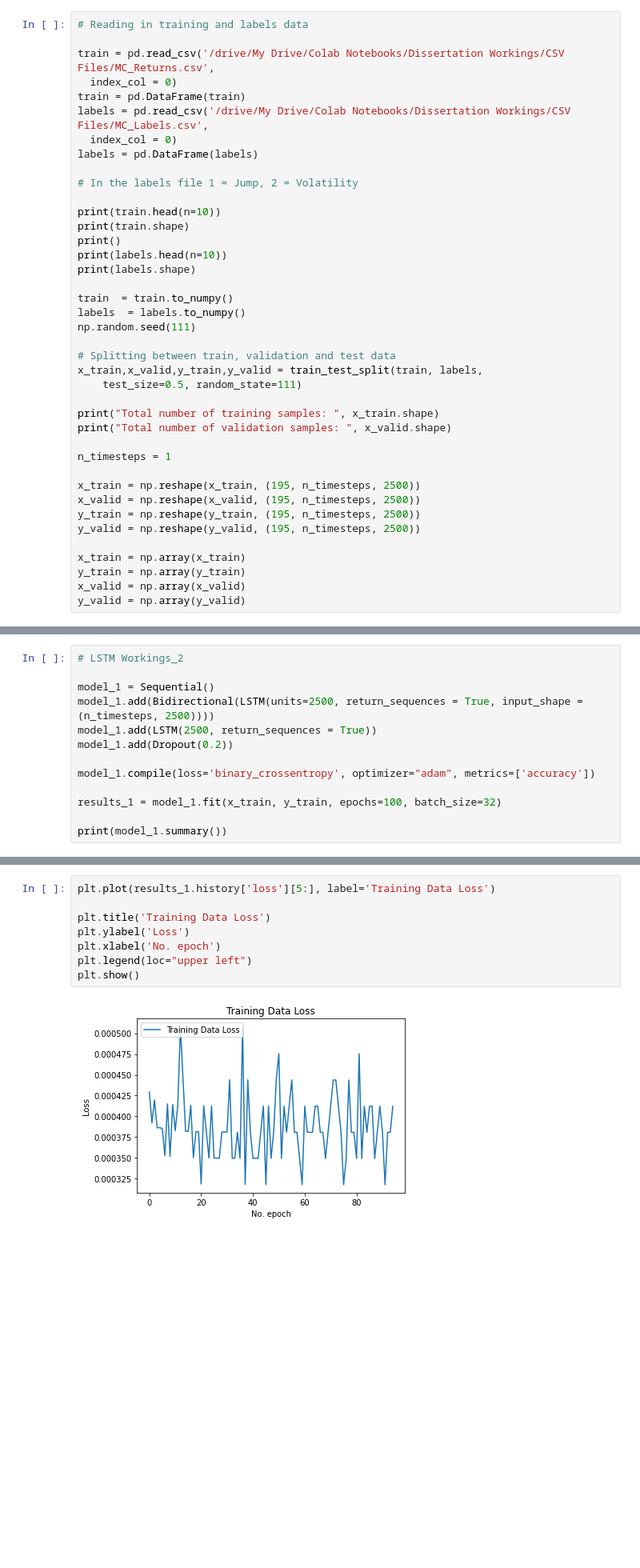
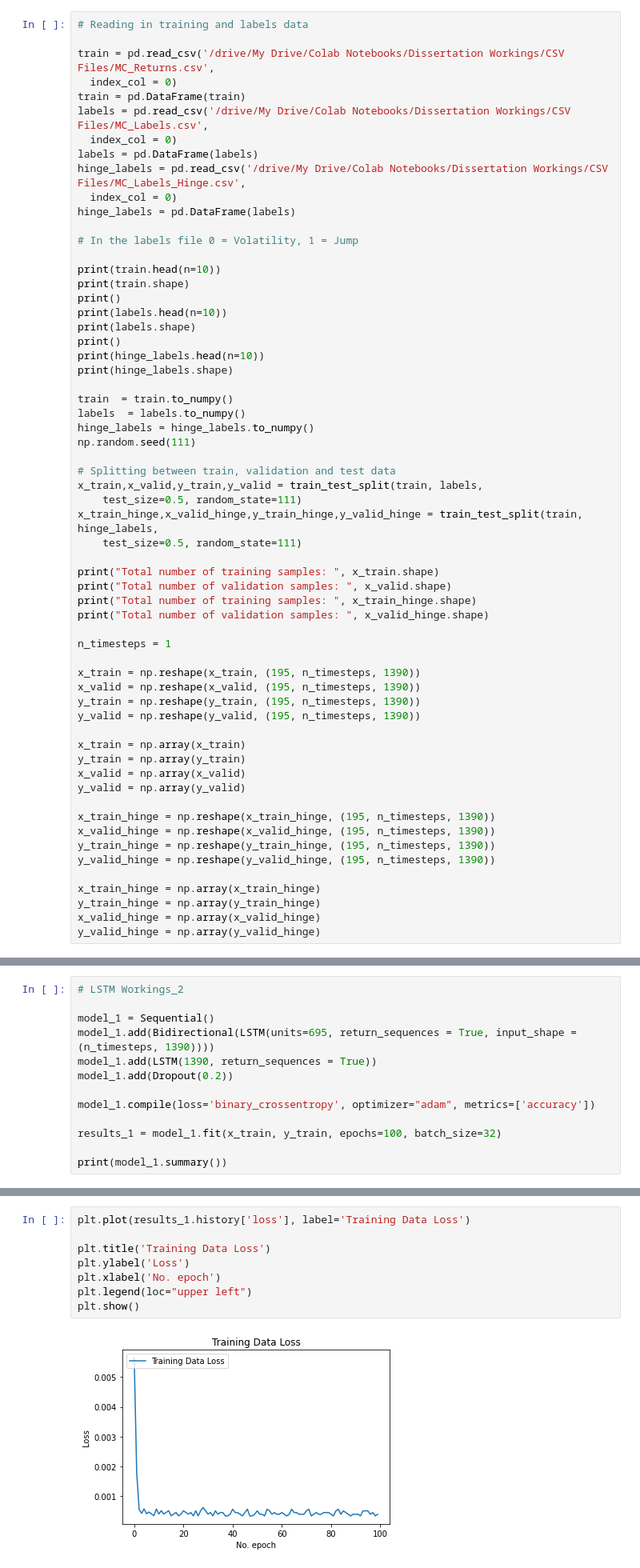
Before and after one commit to Ianfm94/Financial_Analysis, a Jupyter notebook: LSTM_Workings/Notebooks/3. LSTM_Model_Building.ipynb, the cells around one changed output, grey strips where cells are left out. Shown: that part at 80% size. Drawn from its saved outputs; the diff is of its cells as text; blank space fills up the shorter version.

```diff
--- a/LSTM_Workings/Notebooks/3. LSTM_Model_Building.ipynb
+++ b/LSTM_Workings/Notebooks/3. LSTM_Model_Building.ipynb
@@ -28,35 +28,56 @@ train = pd.DataFrame(train)
 labels = pd.read_csv('/drive/My Drive/Colab Notebooks/Dissertation Workings/CSV Files/MC_Labels.csv',
   index_col = 0)
 labels = pd.DataFrame(labels)
+hinge_labels = pd.read_csv('/drive/My Drive/Colab Notebooks/Dissertation Workings/CSV Files/MC_Labels_Hinge.csv',
+  index_col = 0)
+hinge_labels = pd.DataFrame(labels)
 
-# In the labels file 1 = Jump, 2 = Volatility
+# In the labels file 0 = Volatility, 1 = Jump
 
 print(train.head(n=10))
 print(train.shape)
 print()
 print(labels.head(n=10))
 print(labels.shape)
+print()
+print(hinge_labels.head(n=10))
+print(hinge_labels.shape)
 
 train  = train.to_numpy()
 labels  = labels.to_numpy()
+hinge_labels = hinge_labels.to_numpy()
 np.random.seed(111)
 
 # Splitting between train, validation and test data
 x_train,x_valid,y_train,y_valid = train_test_split(train, labels,
     test_size=0.5, random_state=111)
+x_train_hinge,x_valid_hinge,y_train_hinge,y_valid_hinge = train_test_split(train, hinge_labels,
+    test_size=0.5, random_state=111)
 
 print("Total number of training samples: ", x_train.shape)
 print("Total number of validation samples: ", x_valid.shape)
+print("Total number of training samples: ", x_train_hinge.shape)
+print("Total number of validation samples: ", x_valid_hinge.shape)
 
 n_timesteps = 1
 
-x_train = np.reshape(x_train, (195, n_timesteps, 2500))
-x_valid = np.reshape(x_valid, (195, n_timesteps, 2500))
-y_train = np.reshape(y_train, (195, n_timesteps, 2500))
-y_valid = np.reshape(y_valid, (195, n_timesteps, 2500))
+x_train = np.reshape(x_train, (195, n_timesteps, 1390))
+x_valid = np.reshape(x_valid, (195, n_timesteps, 1390))
+y_train = np.reshape(y_train, (195, n_timesteps, 1390))
+y_valid = np.reshape(y_valid, (195, n_timesteps, 1390))
 
 x_train = np.array(x_train)
 y_train = np.array(y_train)
 x_valid = np.array(x_valid)
 y_valid = np.array(y_valid)
+
+x_train_hinge = np.reshape(x_train_hinge, (195, n_timesteps, 1390))
+x_valid_hinge = np.reshape(x_valid_hinge, (195, n_timesteps, 1390))
+y_train_hinge = np.reshape(y_train_hinge, (195, n_timesteps, 1390))
+y_valid_hinge = np.reshape(y_valid_hinge, (195, n_timesteps, 1390))
+
+x_train_hinge = np.array(x_train_hinge)
+y_train_hinge = np.array(y_train_hinge)
+x_valid_hinge = np.array(x_valid_hinge)
+y_valid_hinge = np.array(y_valid_hinge)
 # %% [output]
@@ -119,8 +140,8 @@ plt.show()
 # LSTM Workings_2
 
 model_1 = Sequential()
-model_1.add(Bidirectional(LSTM(units=2500, return_sequences = True, input_shape = (n_timesteps, 2500))))
-model_1.add(LSTM(2500, return_sequences = True))
+model_1.add(Bidirectional(LSTM(units=695, return_sequences = True, input_shape = (n_timesteps, 1390))))
+model_1.add(LSTM(1390, return_sequences = True))
 model_1.add(Dropout(0.2))
 
 model_1.compile(loss='binary_crossentropy', optimizer="adam", metrics=['accuracy'])
@@ -147,15 +168,15 @@ Non-trainable params: 0
 _________________________________________________________________
 None
 # %%
-plt.plot(results_1.history['loss'][5:], label='Training Data Loss')
+plt.plot(results_1.history['loss'], label='Training Data Loss')
 
 plt.title('Training Data Loss')
 plt.ylabel('Loss')
 plt.xlabel('No. epoch')
 plt.legend(loc="upper left")
 plt.show()
 # %% [output]
-[figure, old version]
+[figure, new version]
 # %%
 # LSTM Workings_3
 
```
Also changed, not shown: parts of 30 cells of this notebook.
